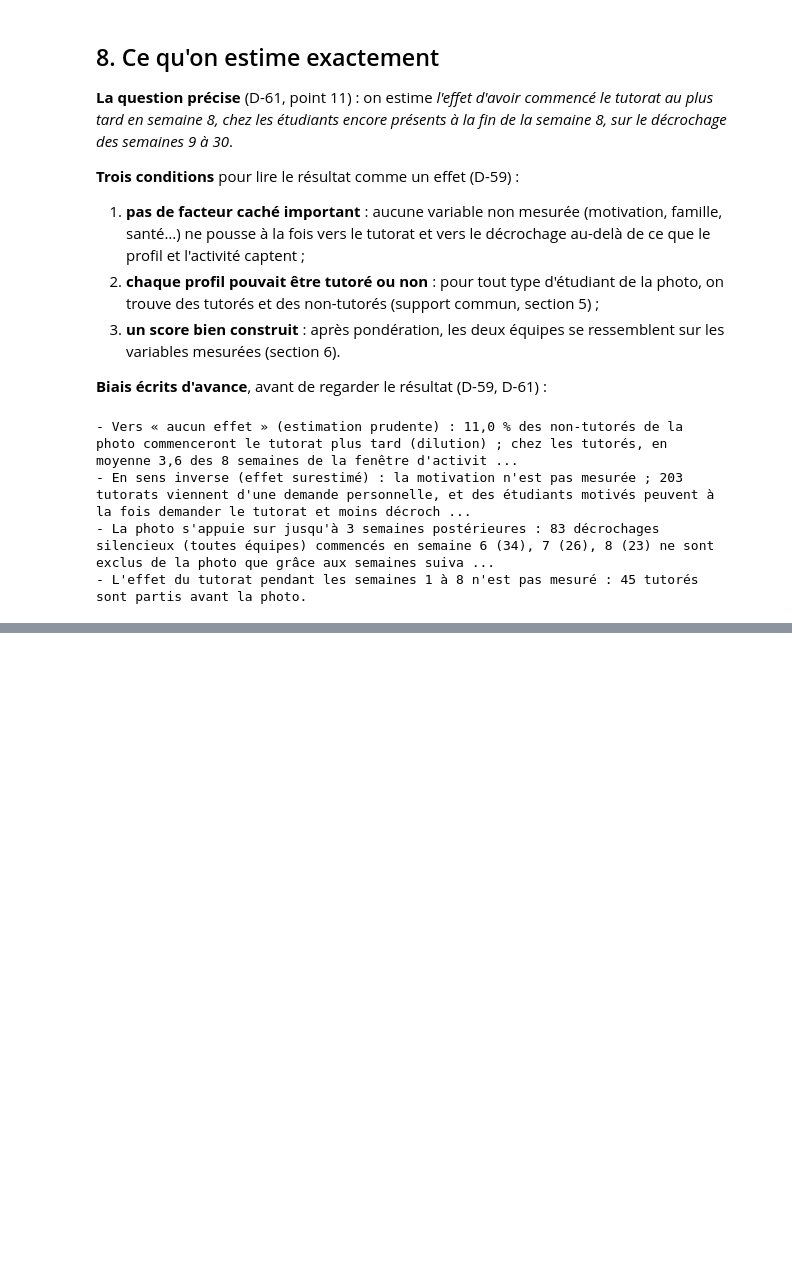
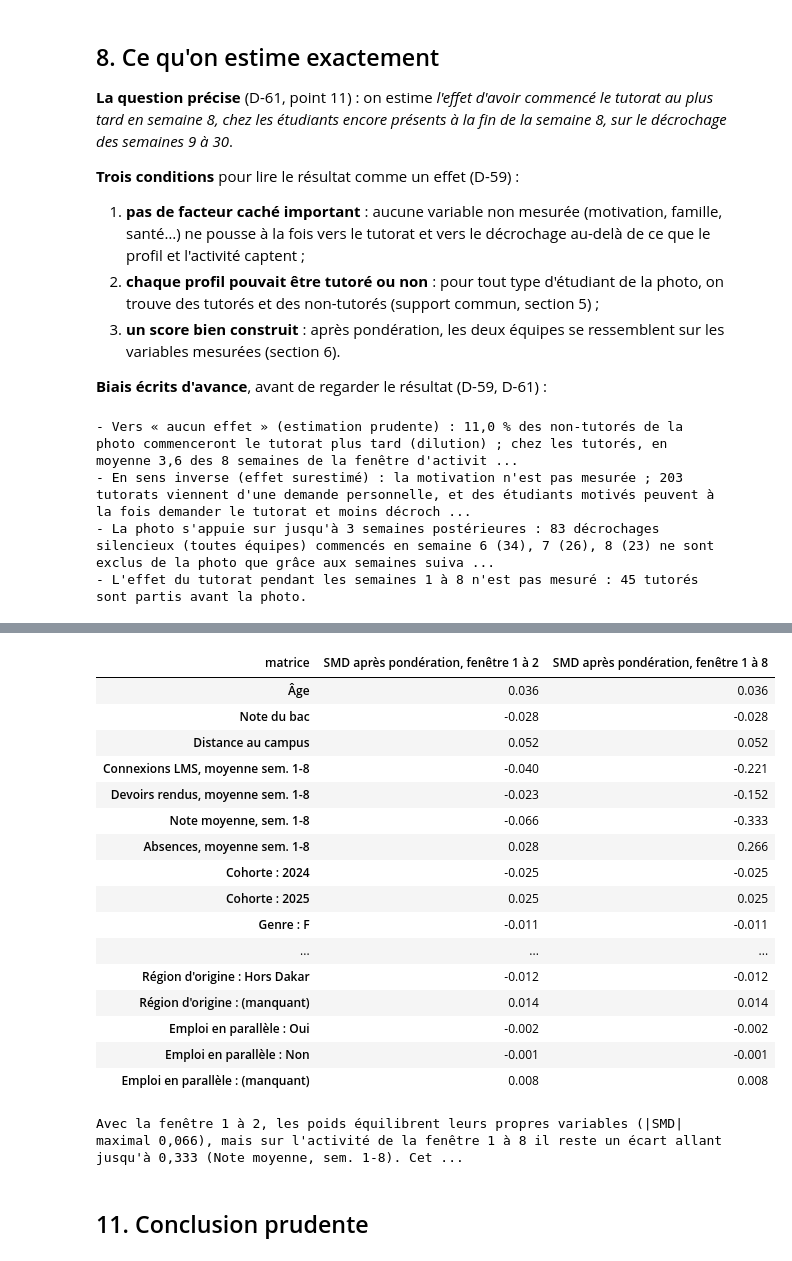
Before and after one commit to saliou489/horizon-decrochage-tutorat, a Jupyter notebook: notebooks/05_causal.ipynb, the cells around one changed output, grey strips where cells are left out. Cells and saved outputs as stored; diff of their text form; code cells hidden in the pictures; blank space fills up the shorter version.

```diff
--- a/notebooks/05_causal.ipynb
+++ b/notebooks/05_causal.ipynb
@@ -554,0 +754,38 @@ L'effet du tutorat sur le décrochage (CA-04) est calculé à partir de cette co
+# %%
+equilibres_courte = lire_resultat("ca_equilibre_fenetre_1_2.csv")
+matrices = list(equilibres_courte["matrice"].unique())
+comparaison = equilibres_courte.pivot(index="variable", columns="matrice", values="smd_apres")
+comparaison = comparaison.reindex([v for v in equilibres_courte["variable"].drop_duplicates()
+                                   if v in comparaison.index])
+comparaison.index = [libelle(v, avec_reference=False) for v in comparaison.index]
+display(comparaison[matrices].rename(columns={m: f"SMD après pondération, {m}" for m in matrices}).round(3))
+propre = equilibres_courte[equilibres_courte["matrice"] == matrices[0]]
+longue = equilibres_courte[equilibres_courte["matrice"] == matrices[1]]
+pire = longue.loc[longue["smd_apres"].abs().idxmax()]
+print(f"Avec la {matrices[0]}, les poids équilibrent leurs propres variables (|SMD| maximal "
+      f"{nombre(propre['smd_apres'].abs().max(), 3)}), mais sur l'activité de la {matrices[1]} il reste un écart allant "
+      f"jusqu'à {nombre(abs(pire['smd_apres']), 3)} ({libelle(pire['variable'], avec_reference=False)}). Cette variante ne "
+      "tient pas compte de la mauvaise passe qui précède le tutorat : les tutorés y restent en moins bonne posture, ce "
+      "qui tire son estimation vers « aucun effet » ; elle protège en revanche contre l'absorption d'une partie de "
+      "l'effet par l'ajustement (D-55).")
+# %% [output]
+| matrice | SMD après pondération, fenêtre 1 à 2 | SMD après pondération, fenêtre 1 à 8 |
+| Âge | 0.036 | 0.036 |
+| Note du bac | -0.028 | -0.028 |
+| Distance au campus | 0.052 | 0.052 |
+| Connexions LMS, moyenne sem. 1-8 | -0.040 | -0.221 |
+| Devoirs rendus, moyenne sem. 1-8 | -0.023 | -0.152 |
+| Note moyenne, sem. 1-8 | -0.066 | -0.333 |
+| Absences, moyenne sem. 1-8 | 0.028 | 0.266 |
+| Cohorte : 2024 | -0.025 | -0.025 |
+| Cohorte : 2025 | 0.025 | 0.025 |
+| Genre : F | -0.011 | -0.011 |
+| ... | ... | ... |
+| Région d'origine : Hors Dakar | -0.012 | -0.012 |
+| Région d'origine : (manquant) | 0.014 | 0.014 |
+| Emploi en parallèle : Oui | -0.002 | -0.002 |
+| Emploi en parallèle : Non | -0.001 | -0.001 |
+| Emploi en parallèle : (manquant) | 0.008 | 0.008 |
+Avec la fenêtre 1 à 2, les poids équilibrent leurs propres variables (|SMD| maximal 0,066), mais sur l'activité de la fenêtre 1 à 8 il reste un écart allant jusqu'à 0,333 (Note moyenne, sem. 1-8). Cet ...
+# %% [markdown]
+## 11. Conclusion prudente
```
Also changed, not shown: parts of 13 cells of this notebook, 9 other files.
